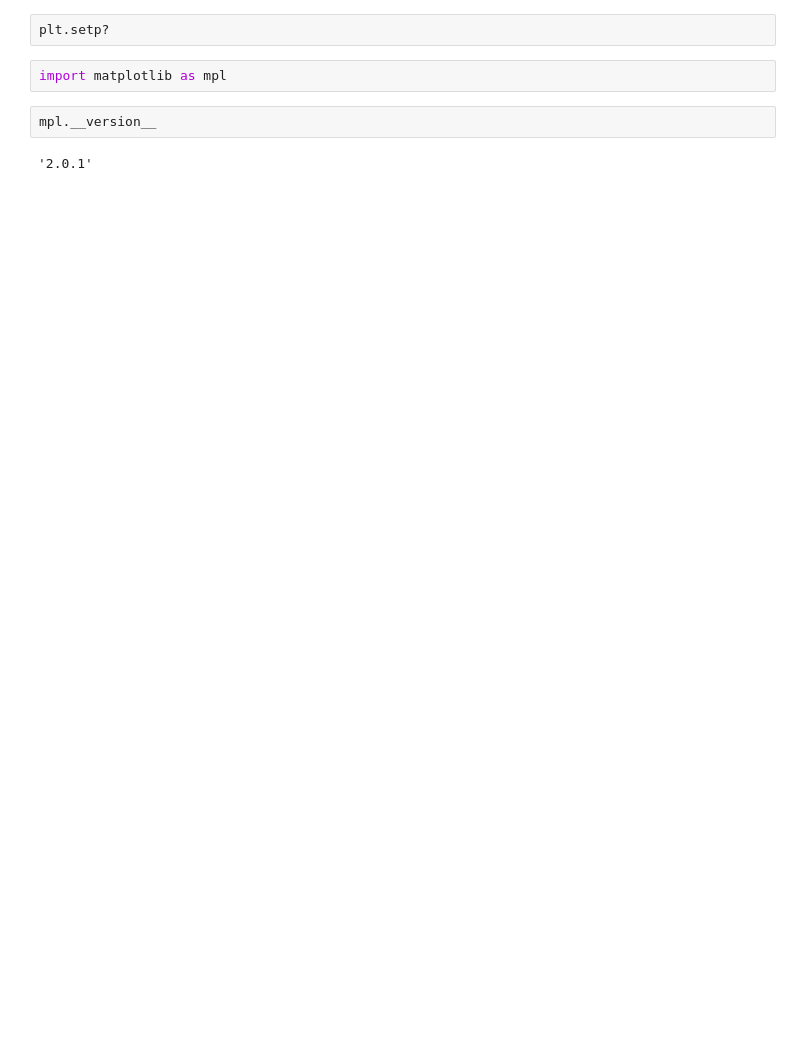
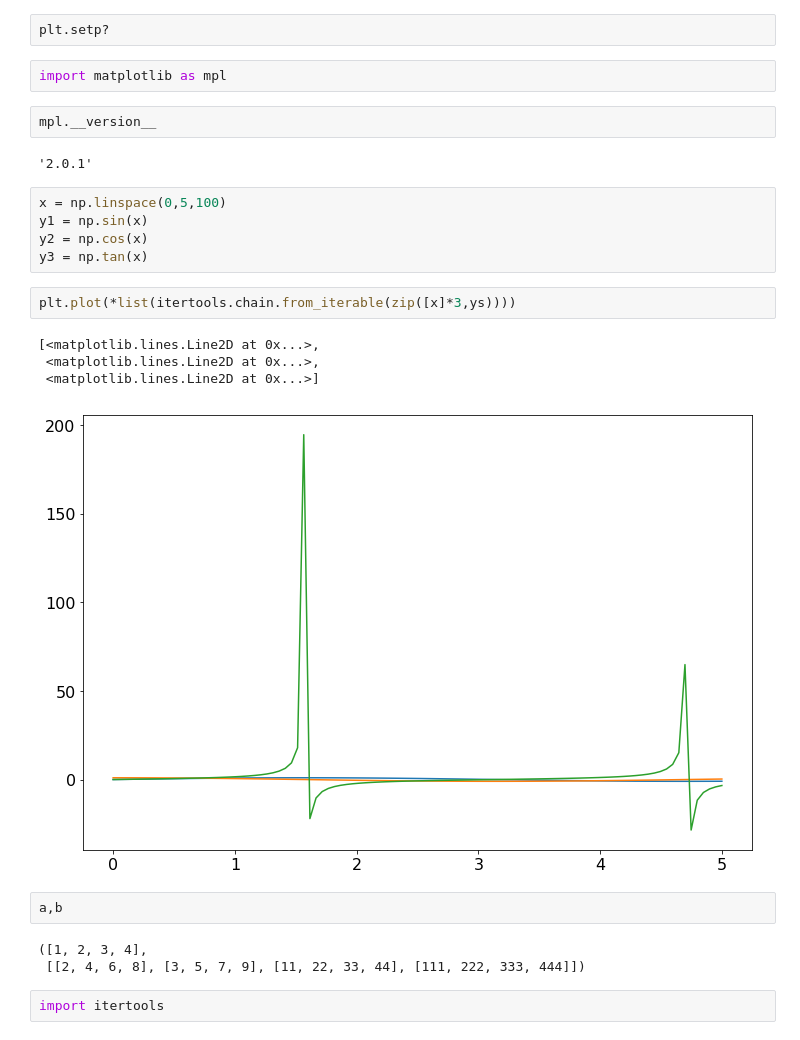
Before and after one commit to pollackscience/histogram_plus, a Jupyter notebook: scripts/hist_plus.ipynb, the cells around one changed output. Saved outputs shown, nothing was run; the diff lists cells and outputs as text; blank space fills up the shorter version.

```diff
--- a/scripts/hist_plus.ipynb
+++ b/scripts/hist_plus.ipynb
@@ -96,3 +77,22 @@ import matplotlib as mpl
 mpl.__version__
 # %% [output]
 '2.0.1'
+# %%
+x = np.linspace(0,5,100)
+y1 = np.sin(x)
+y2 = np.cos(x)
+y3 = np.tan(x)
+# %%
+plt.plot(*list(itertools.chain.from_iterable(zip([x]*3,ys))))
+# %% [output]
+[<matplotlib.lines.Line2D at 0x...>,
+ <matplotlib.lines.Line2D at 0x...>,
+ <matplotlib.lines.Line2D at 0x...>]
+[figure, added]
+# %%
+a,b
+# %% [output]
+([1, 2, 3, 4],
+ [[2, 4, 6, 8], [3, 5, 7, 9], [11, 22, 33, 44], [111, 222, 333, 444]])
+# %%
+import itertools
```
Also changed, not shown: parts of 4 cells of this notebook, 1 other file.
